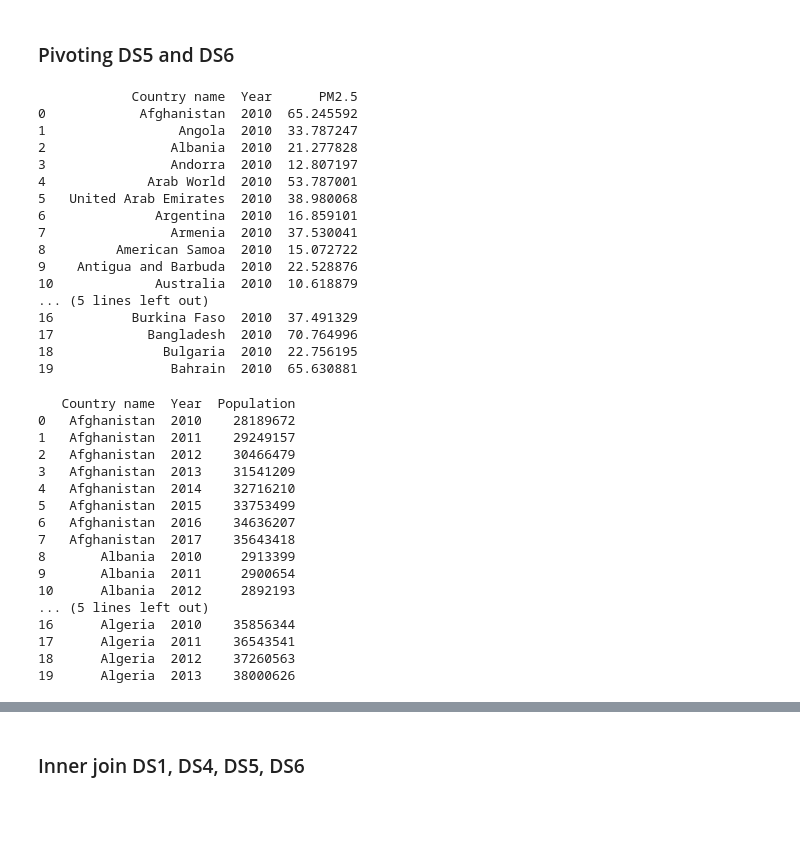
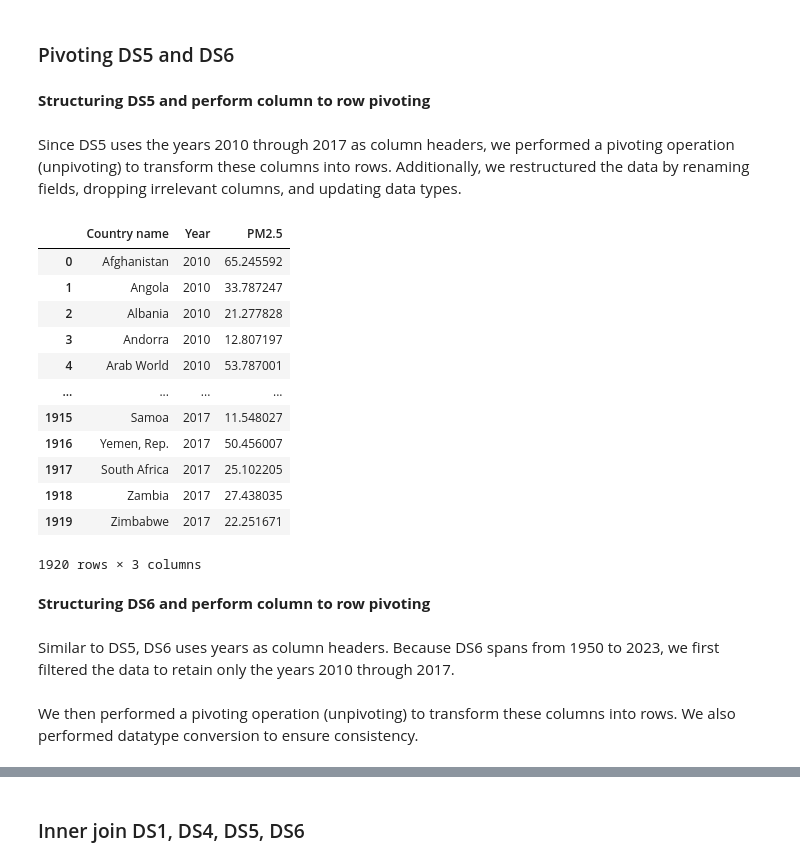
Before and after one commit to JayHaych/SC3021-Data-Science-Fundamental-Group-Project, a Jupyter notebook: Group4_SDAA_notebook.ipynb, the cells around one changed output, grey strips where cells are left out. Drawn from its saved outputs; the diff is of its cells as text; code cells hidden in the pictures; blank space fills up the shorter version.

```diff
--- a/Group4_SDAA_notebook.ipynb
+++ b/Group4_SDAA_notebook.ipynb
@@ -943,6 +970,10 @@ Found 6 countries with missing values.
 | 2034 | Taiwan Province of China | 2017 | 10.774 | NaN |
 # %% [markdown]
 ### Pivoting DS5 and DS6
+# %% [markdown]
+**Structuring DS5 and perform column to row pivoting**
+# %% [markdown]
+Since DS5 uses the years 2010 through 2017 as column headers, we performed a pivoting operation (unpivoting) to transform these columns into rows. Additionally, we restructured the data by renaming fields, dropping irrelevant columns, and updating data types.
 # %%
 df5_long = df5.melt(
     id_vars=["Country Name", "Country Code"],
@@ -958,23 +989,23 @@ df5_long = df5_long.rename(columns={
 })
 
 df5_final = df5_long.drop(columns=["Country Code"])
-
-print(df5_final.head(20))
-# %% [output]
-            Country name  Year      PM2.5
-0            Afghanistan  2010  65.245592
-1                 Angola  2010  33.787247
-2                Albania  2010  21.277828
-3                Andorra  2010  12.807197
-4             Arab World  2010  53.787001
-5   United Arab Emirates  2010  38.980068
-6              Argentina  2010  16.859101
-7                Armenia  2010  37.530041
-8         American Samoa  2010  15.072722
-9    Antigua and Barbuda  2010  22.528876
-10             Australia  2010  10.618879
-... (5 lines left out)
-16          Burkina Faso  2010  37.491329
-17            Bangladesh  2010  70.764996
-18              Bulgaria  2010  22.756195
-19               Bahrain  2010  65.630881
+# %%
+df5_final
+# %% [output]
+|  | Country name | Year | PM2.5 |
+| 0 | Afghanistan | 2010 | 65.245592 |
+| 1 | Angola | 2010 | 33.787247 |
+| 2 | Albania | 2010 | 21.277828 |
+| 3 | Andorra | 2010 | 12.807197 |
+| 4 | Arab World | 2010 | 53.787001 |
+| ... | ... | ... | ... |
+| 1915 | Samoa | 2017 | 11.548027 |
+| 1916 | Yemen, Rep. | 2017 | 50.456007 |
+| 1917 | South Africa | 2017 | 25.102205 |
+| 1918 | Zambia | 2017 | 27.438035 |
+| 1919 | Zimbabwe | 2017 | 22.251671 |
+1920 rows × 3 columns
+# %% [markdown]
+**Structuring DS6 and perform column to row pivoting**
+# %% [markdown]
+Similar to DS5, DS6 uses years as column headers. Because DS6 spans from 1950 to 2023, we first filtered the data to retain only the years 2010 through 2017.
@@ -981,7 +1015,6 @@ print(df5_final.head(20))
+# %% [markdown]
+We then performed a pivoting operation (unpivoting) to transform these columns into rows. We also performed datatype conversion to ensure consistency.
 # %%
-years_to_keep = [str(year) for year in range(2010, 2018)]
-df6_filtered = df6[["country"] + years_to_keep]
-
 df6_long = (
     df6_filtered
     .set_index("country")
@@ -996,23 +1029,3 @@ df6_long.columns = ["Country name", "Year", "Population"]
 df6_long["Year"] = df6_long["Year"].astype(int)
 
 df6_final = df6_long
-
-print(df6_final.head(20))
-# %% [output]
-   Country name  Year  Population
-0   Afghanistan  2010    28189672
-1   Afghanistan  2011    29249157
-2   Afghanistan  2012    30466479
-3   Afghanistan  2013    31541209
-4   Afghanistan  2014    32716210
-5   Afghanistan  2015    33753499
-6   Afghanistan  2016    34636207
-7   Afghanistan  2017    35643418
-8       Albania  2010     2913399
-9       Albania  2011     2900654
-10      Albania  2012     2892193
-... (5 lines left out)
-16      Algeria  2010    35856344
-17      Algeria  2011    36543541
-18      Algeria  2012    37260563
-19      Algeria  2013    38000626
```
Also changed, not shown: parts of 38 cells of this notebook, 1 other file.
